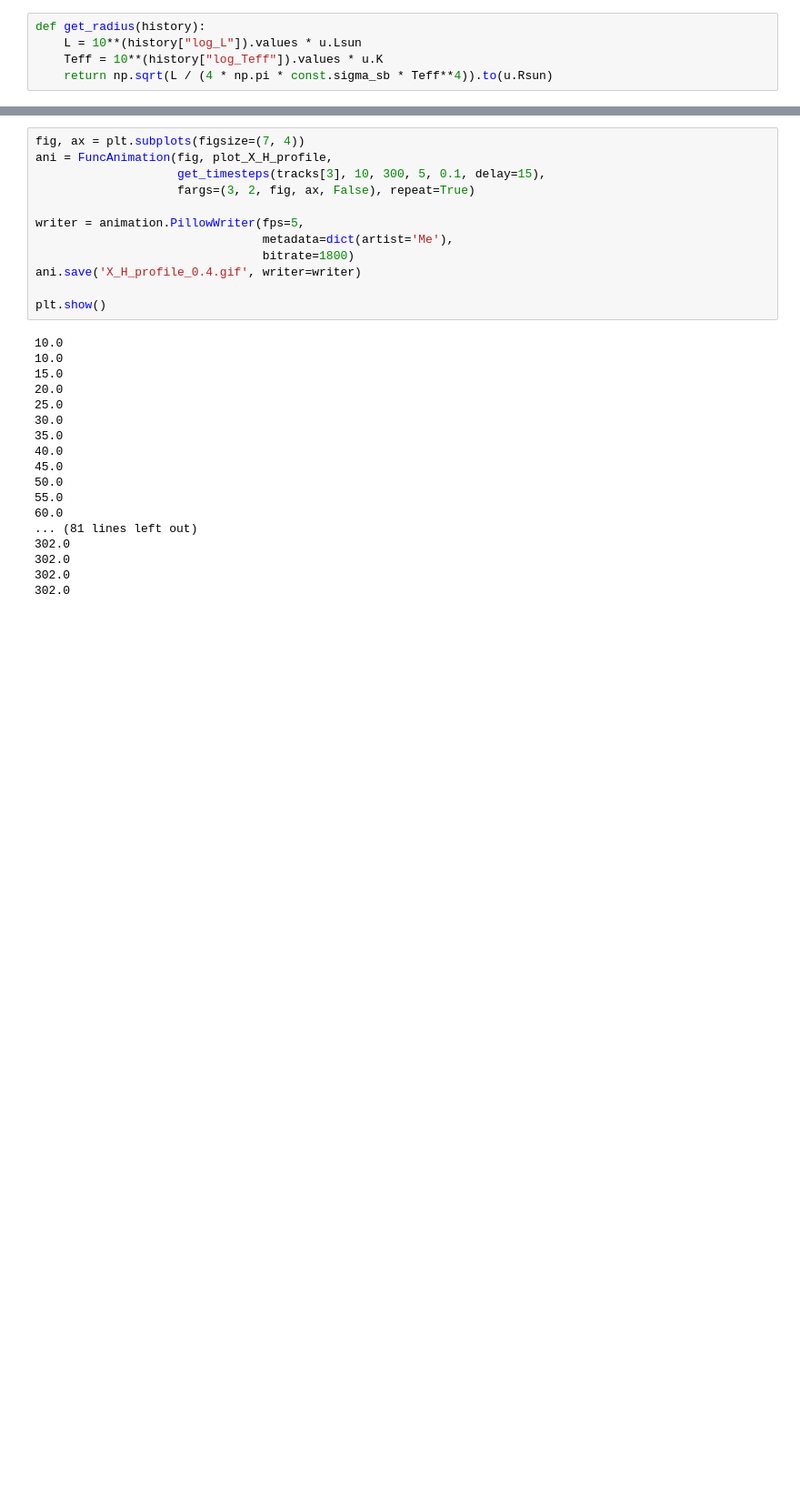
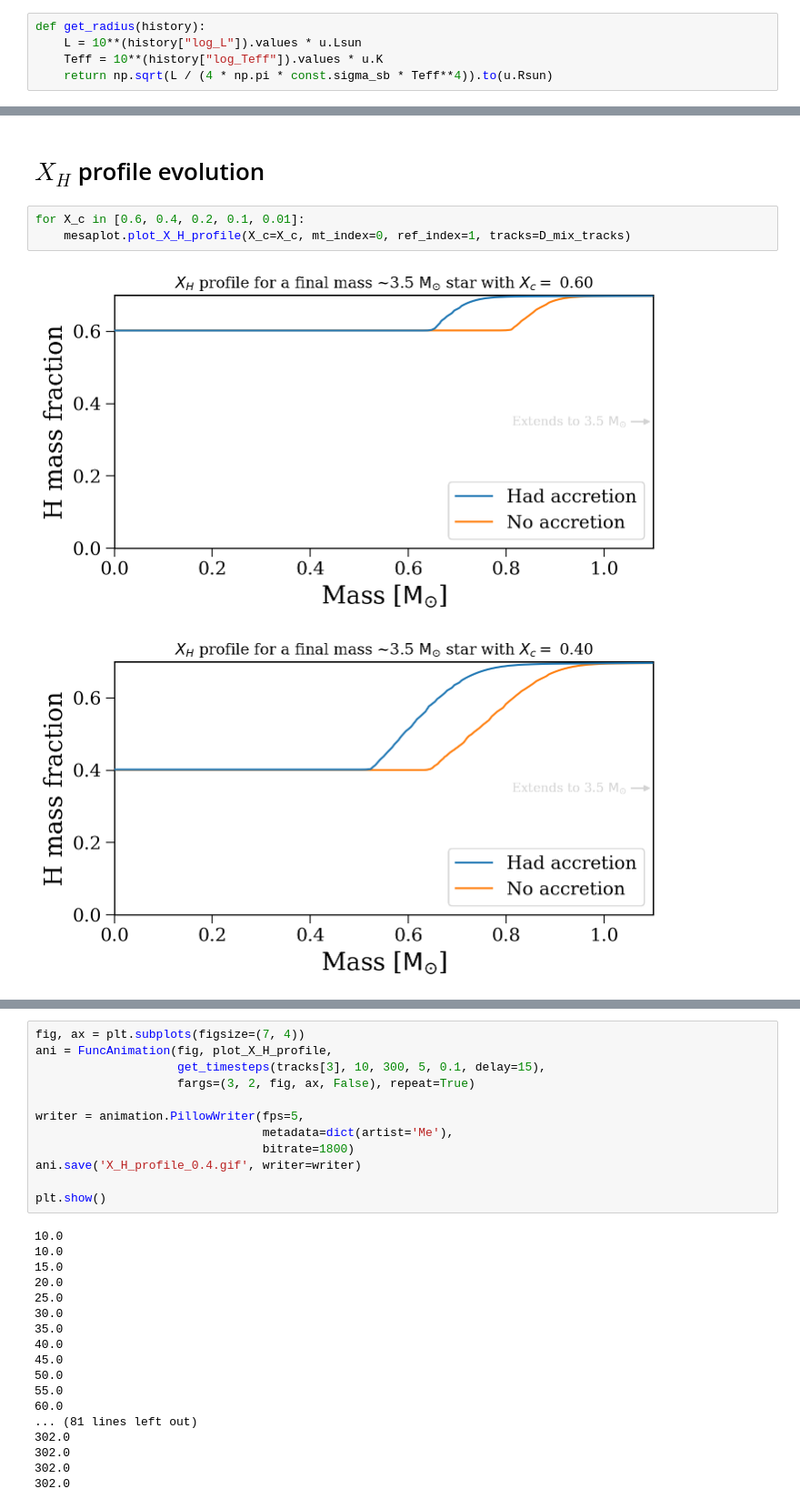
Before and after one commit to TomWagg/mass-gainer-seismology, a Jupyter notebook: notebooks/mass_transfer_test.ipynb, the cells around one changed output, grey strips where cells are left out. Shown at 91% size. Saved outputs shown, nothing was run; the diff lists cells and outputs as text; blank space fills up the shorter version.

```diff
--- a/notebooks/mass_transfer_test.ipynb
+++ b/notebooks/mass_transfer_test.ipynb
@@ -262,0 +164,8 @@ times = np.concatenate((np.arange(10, 55, 5), np.arange(50, 52.4 + 0.1, 0.1), np
+# %% [markdown]
+# $X_H$ profile evolution
+# %%
+for X_c in [0.6, 0.4, 0.2, 0.1, 0.01]:
+    mesaplot.plot_X_H_profile(X_c=X_c, mt_index=0, ref_index=1, tracks=D_mix_tracks)
+# %% [output]
+[figure, added]
+[figure, added]
```
Also changed, not shown: parts of 72 cells of this notebook, 1 other file.
